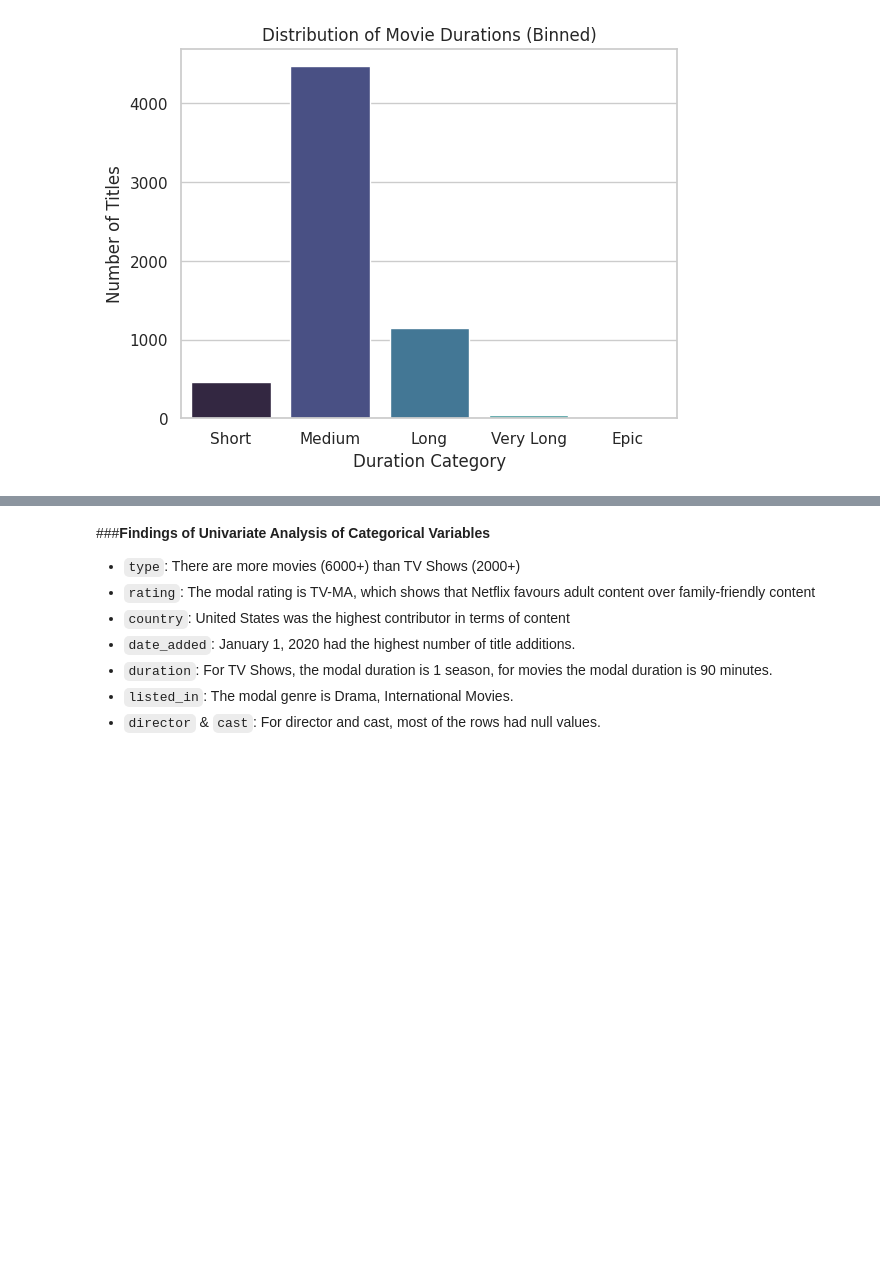
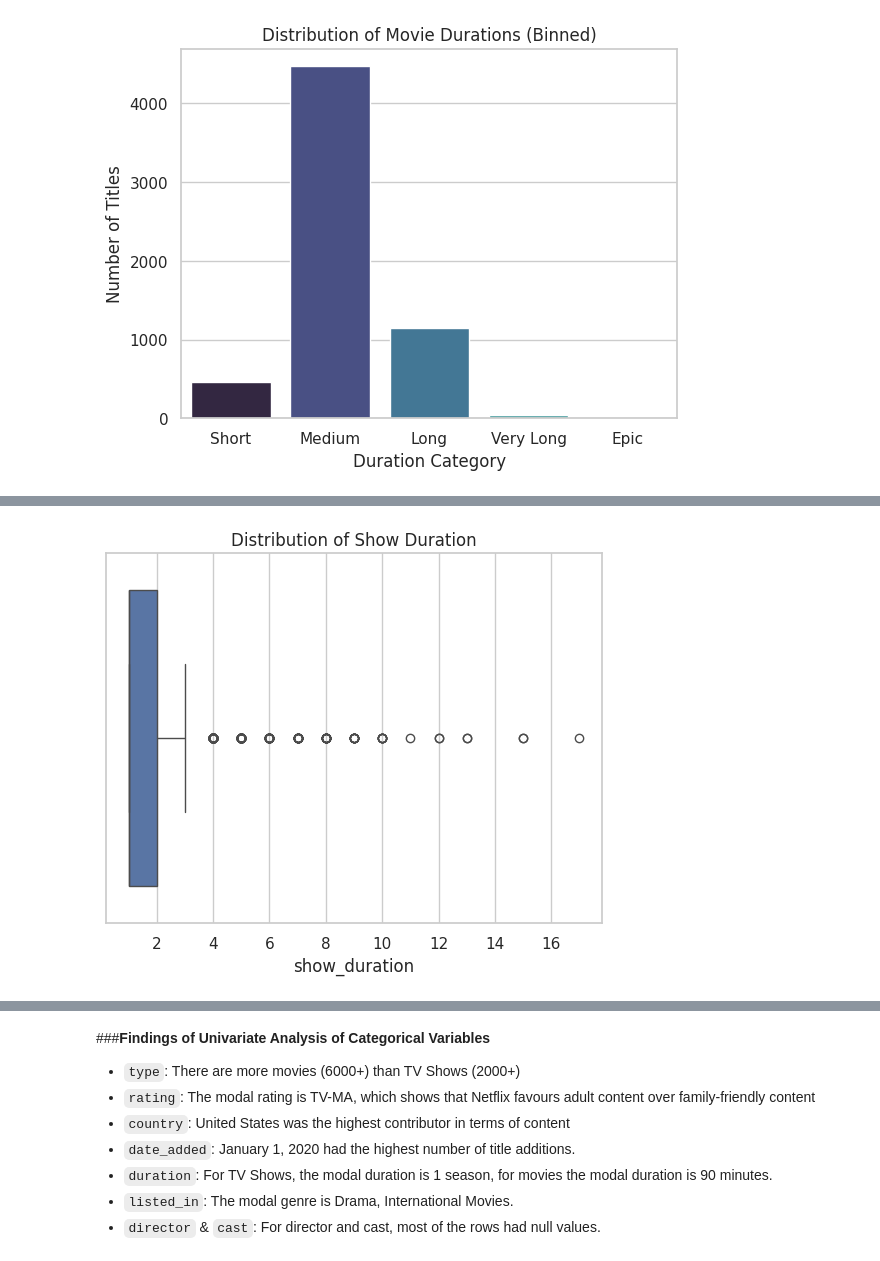
Before and after one commit to StacyChebet/Netflix-EDA, a Jupyter notebook: Netflix_Exploratory_Data_Analysis.ipynb, the cells around one changed output, grey strips where cells are left out. Cells and saved outputs as stored; diff of their text form; code cells hidden in the pictures; blank space fills up the shorter version.

```diff
--- a/Netflix_Exploratory_Data_Analysis.ipynb
+++ b/Netflix_Exploratory_Data_Analysis.ipynb
@@ -433,0 +502,7 @@ plt.show()
+# %%
+#Boxplot for show duration
+sns.boxplot(x=df['show_duration'].dropna())
+plt.title(f'Distribution of Show Duration')
+plt.show()
+# %% [output]
+[figure, added]
```
Also changed, not shown: parts of 15 cells of this notebook.
